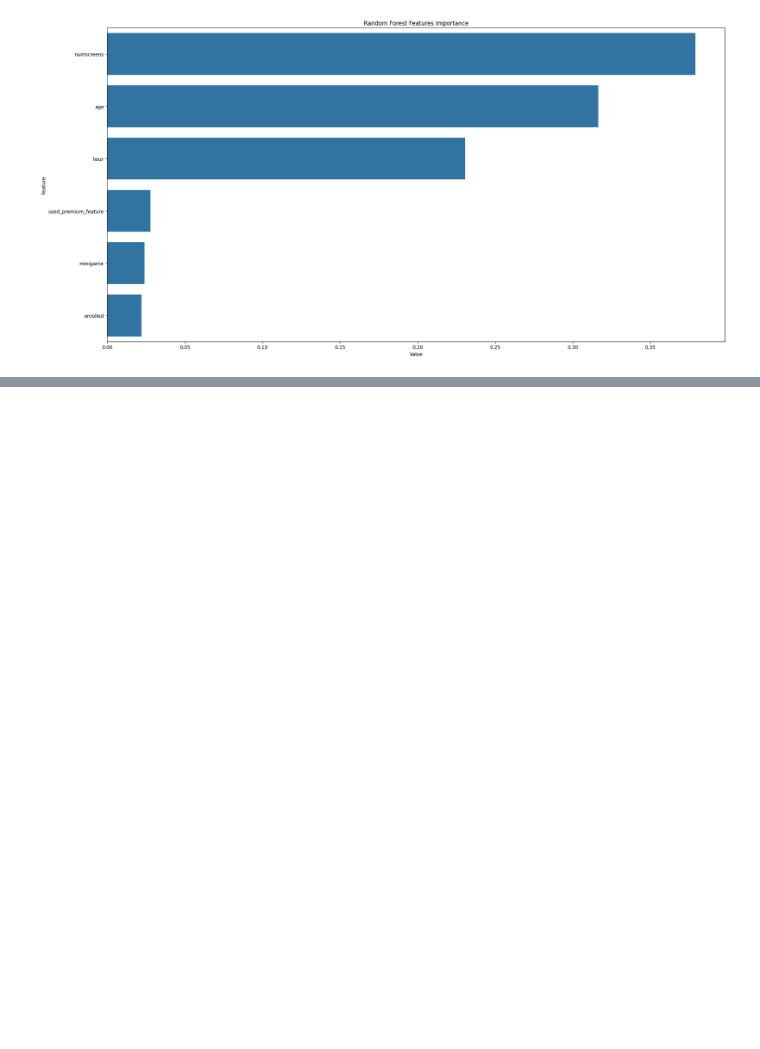
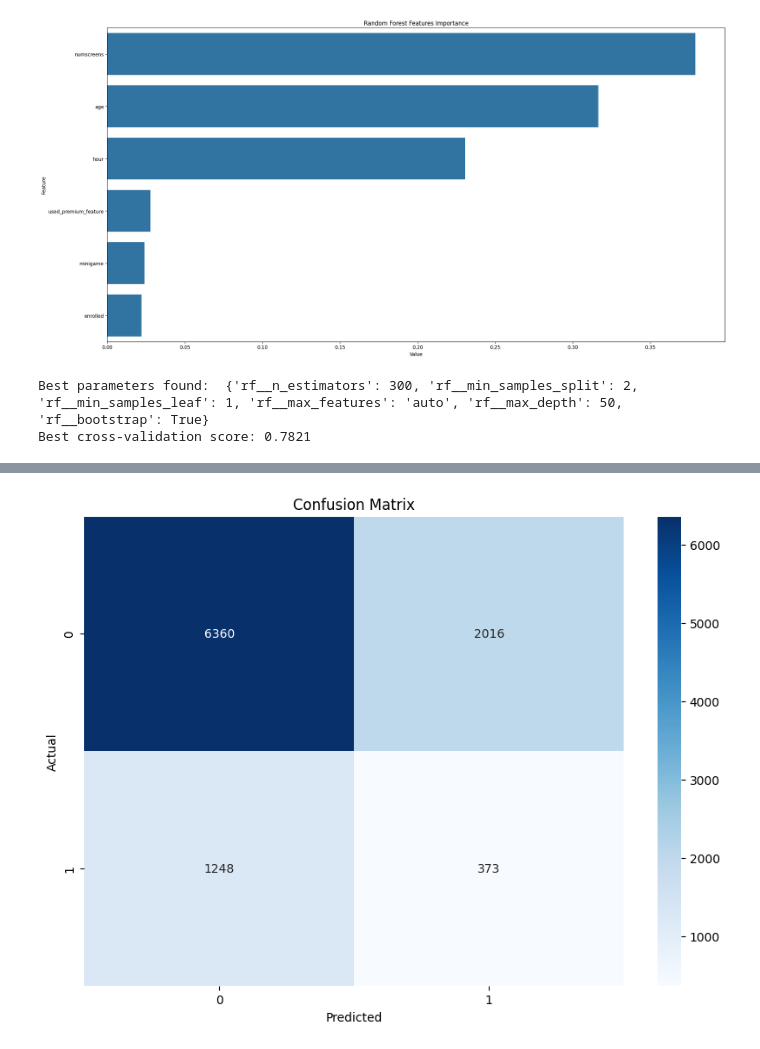
Before and after one commit to ericmuga253/ML_1, a Jupyter notebook: capstone.ipynb, the cells around one changed output, grey strips where cells are left out. Saved outputs shown, nothing was run; the diff lists cells and outputs as text; code cells hidden in the pictures; blank space fills up the shorter version.

```diff
--- a/capstone.ipynb
+++ b/capstone.ipynb
@@ -490,3 +490,76 @@ Classification Report:
 weighted avg       0.73      0.67      0.70      9997
 [figure]
 [figure]
+# %%
+
+from sklearn.model_selection import train_test_split, cross_val_score, RandomizedSearchCV
+
+
+# Assume df is your DataFrame and it's already loaded
+
+# Split features and target
+X = df.drop('liked', axis=1)
+y = df['liked']
+
+# Identify numeric columns
+numeric_columns = X.select_dtypes(include=[np.number]).columns
+
+# Keep only numeric columns
+X = X[numeric_columns]
+
+# Split the data into training and testing sets
+X_train, X_test, y_train, y_test = train_test_split(X, y, test_size=0.2, random_state=42)
+
+# Apply SMOTE to the training data
+smote = SMOTE(random_state=42)
+X_train_resampled, y_train_resampled = smote.fit_resample(X_train, y_train)
+
+# Define the Random Forest pipeline
+rf_pipeline = Pipeline([
+    ('scaler', StandardScaler()),
+    ('rf', RandomForestClassifier(random_state=42))
+])
+
+# Define the parameter grid for RandomizedSearchCV
+param_grid = {
+    'rf__n_estimators': [100, 200, 300, 400, 500],
+    'rf__max_features': ['auto', 'sqrt', 'log2'],
+    'rf__max_depth': [None, 10, 20, 30, 40, 50],
+    'rf__min_samples_split': [2, 5, 10],
+    'rf__min_samples_leaf': [1, 2, 4],
+    'rf__bootstrap': [True, False]
+}
+
+# Perform RandomizedSearchCV
+random_search = RandomizedSearchCV(rf_pipeline, param_grid, n_iter=100, cv=5, scoring='accuracy', n_jobs=-1, random_state=42)
+random_search.fit(X_train_resampled, y_train_resampled)
+
+# Get the best parameters and the best score
+best_params = random_search.best_params_
+best_score = random_search.best_score_
+
+print("Best parameters found: ", best_params)
+print(f"Best cross-validation score: {best_score:.4f}")
+
+# Fit the best model on the entire resampled training data
+best_model = random_search.best_estimator_
+best_model.fit(X_train_resampled, y_train_resampled)
+
+# Make predictions on the test set
+y_pred = best_model.predict(X_test)
+
+# Print the classification report
+print("\nClassification Report:")
+print(classification_report(y_test, y_pred))
+
+# Create and display a confusion matrix
+cm = confusion_matrix(y_test, y_pred)
+plt.figure(figsize=(10, 7))
+sns.heatmap(cm, annot=True, fmt='d', cmap='Blues')
+plt.xlabel('Predicted')
+plt.ylabel('Actual')
+plt.title('Confusion Matrix')
+plt.show()
+# %% [output]
+Best parameters found:  {'rf__n_estimators': 300, 'rf__min_samples_split': 2, 'rf__min_samples_leaf': 1, 'rf__max_features': 'auto', 'rf__max_depth': 50, 'rf__bootstrap': True}
+Best cross-validation score: 0.7821
@@ -492,0 +575 @@ weighted avg       0.73      0.67      0.70      9997
+[figure, added]
```
Also changed, not shown: parts of 1 cell of this notebook.
